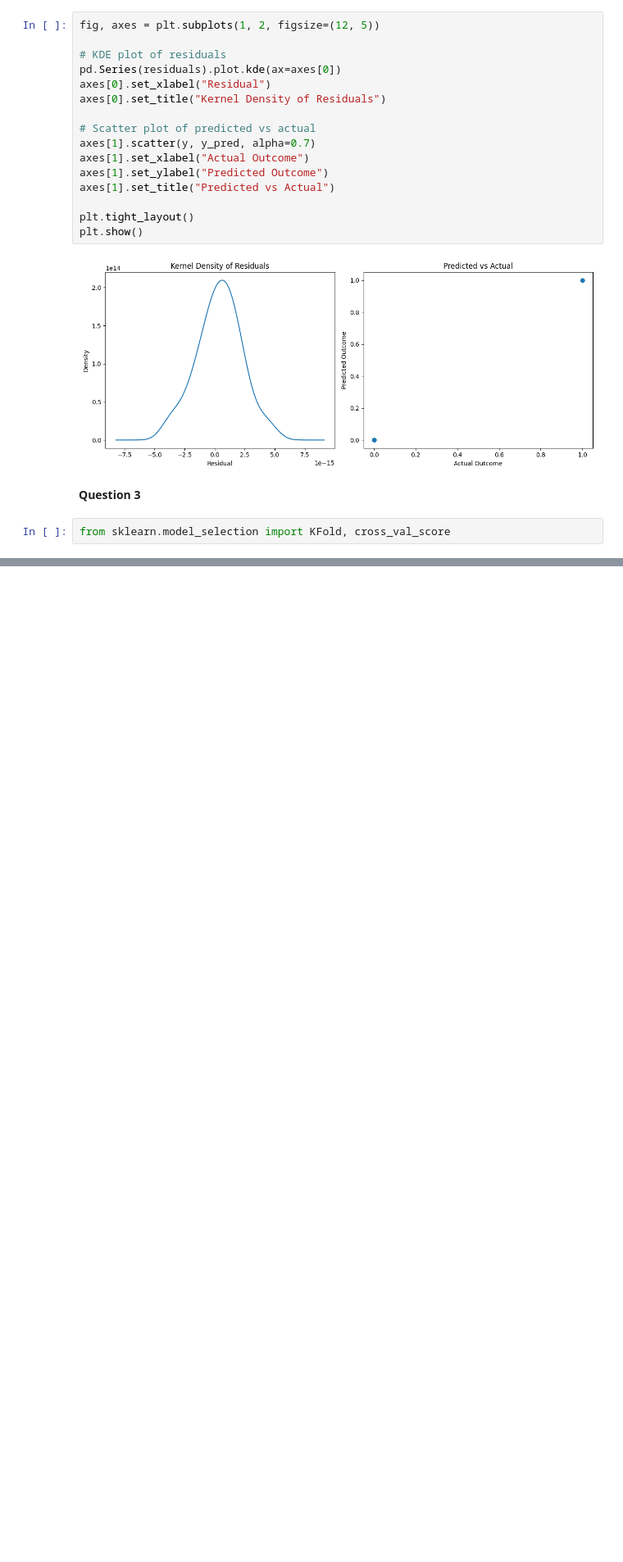
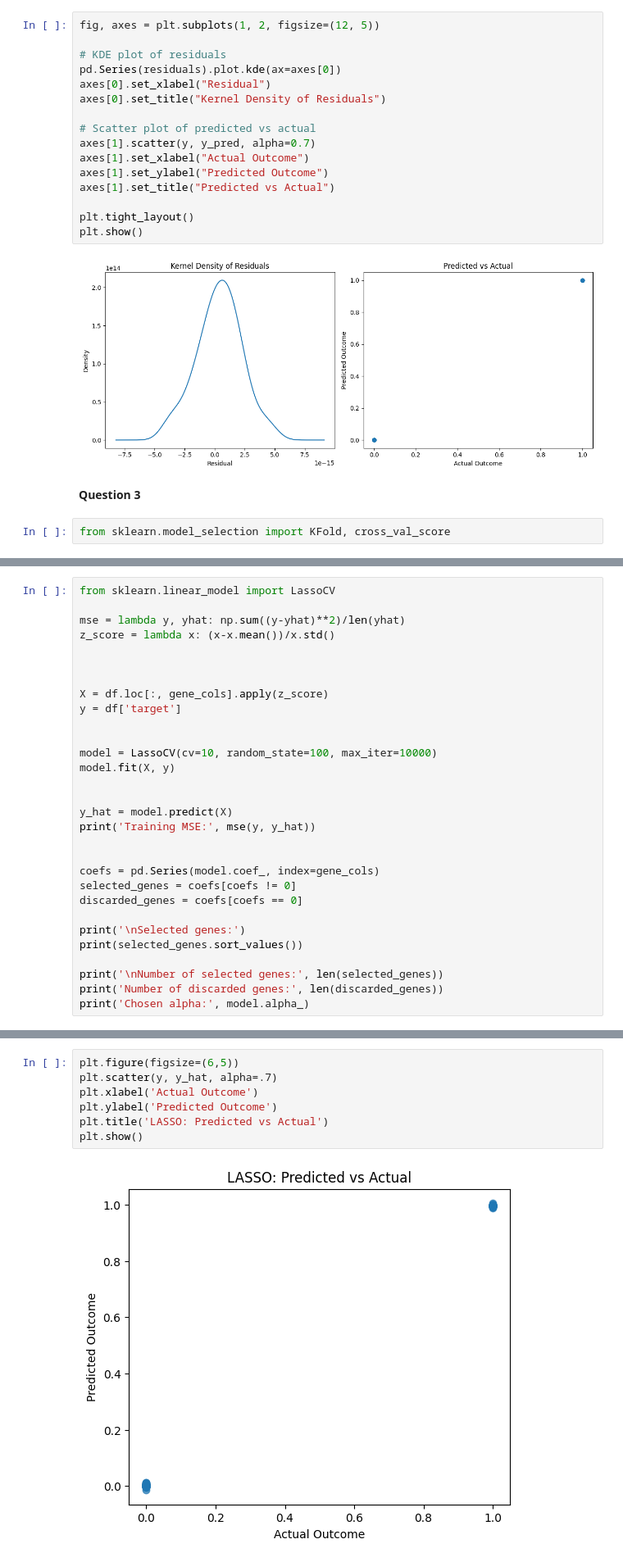
Before and after one commit to an9o/DS3021_Assignments, a Jupyter notebook: Genomics_Lab/work.ipynb, the cells around one changed output, grey strips where cells are left out. Shown at 82% size. Saved outputs shown, nothing was run; the diff lists cells and outputs as text; blank space fills up the shorter version.

```diff
--- a/Genomics_Lab/work.ipynb
+++ b/Genomics_Lab/work.ipynb
@@ -115,0 +120,30 @@ Mean CV MSE: 0.04973706409064179
+# %%
+from sklearn.linear_model import LassoCV
+
+mse = lambda y, yhat: np.sum((y-yhat)**2)/len(yhat)
+z_score = lambda x: (x-x.mean())/x.std()
+
+
+
+X = df.loc[:, gene_cols].apply(z_score)
+y = df['target']
+
+
+model = LassoCV(cv=10, random_state=100, max_iter=10000)
+model.fit(X, y)
+
+
+y_hat = model.predict(X)
+print('Training MSE:', mse(y, y_hat))
+
+
+coefs = pd.Series(model.coef_, index=gene_cols)
+selected_genes = coefs[coefs != 0]
+discarded_genes = coefs[coefs == 0]
+
+print('\nSelected genes:')
+print(selected_genes.sort_values())
+
+print('\nNumber of selected genes:', len(selected_genes))
+print('Number of discarded genes:', len(discarded_genes))
+print('Chosen alpha:', model.alpha_)
@@ -115,0 +170,9 @@ Mean CV MSE: 0.04973706409064179
+# %%
+plt.figure(figsize=(6,5))
+plt.scatter(y, y_hat, alpha=.7)
+plt.xlabel('Actual Outcome')
+plt.ylabel('Predicted Outcome')
+plt.title('LASSO: Predicted vs Actual')
+plt.show()
+# %% [output]
+[figure, added]
```
Also changed, not shown: parts of 13 cells of this notebook.
